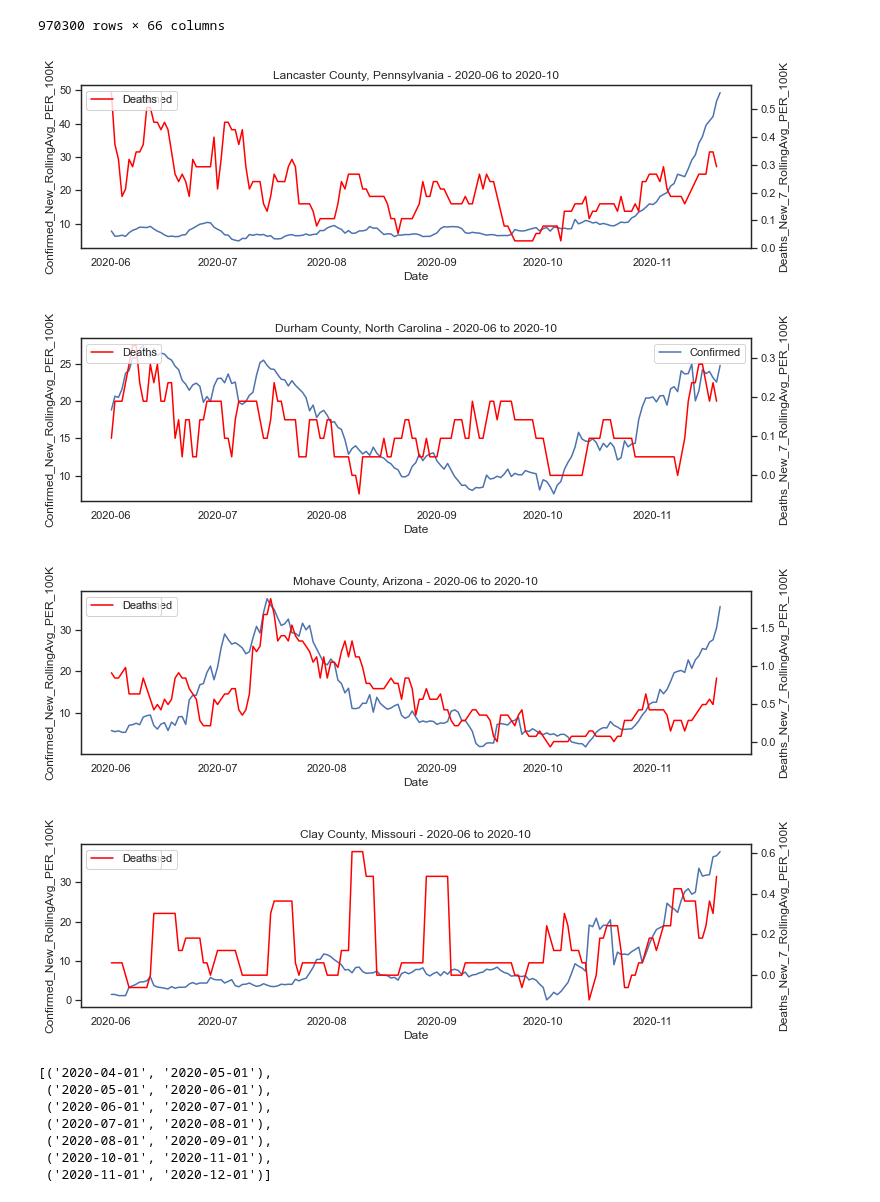
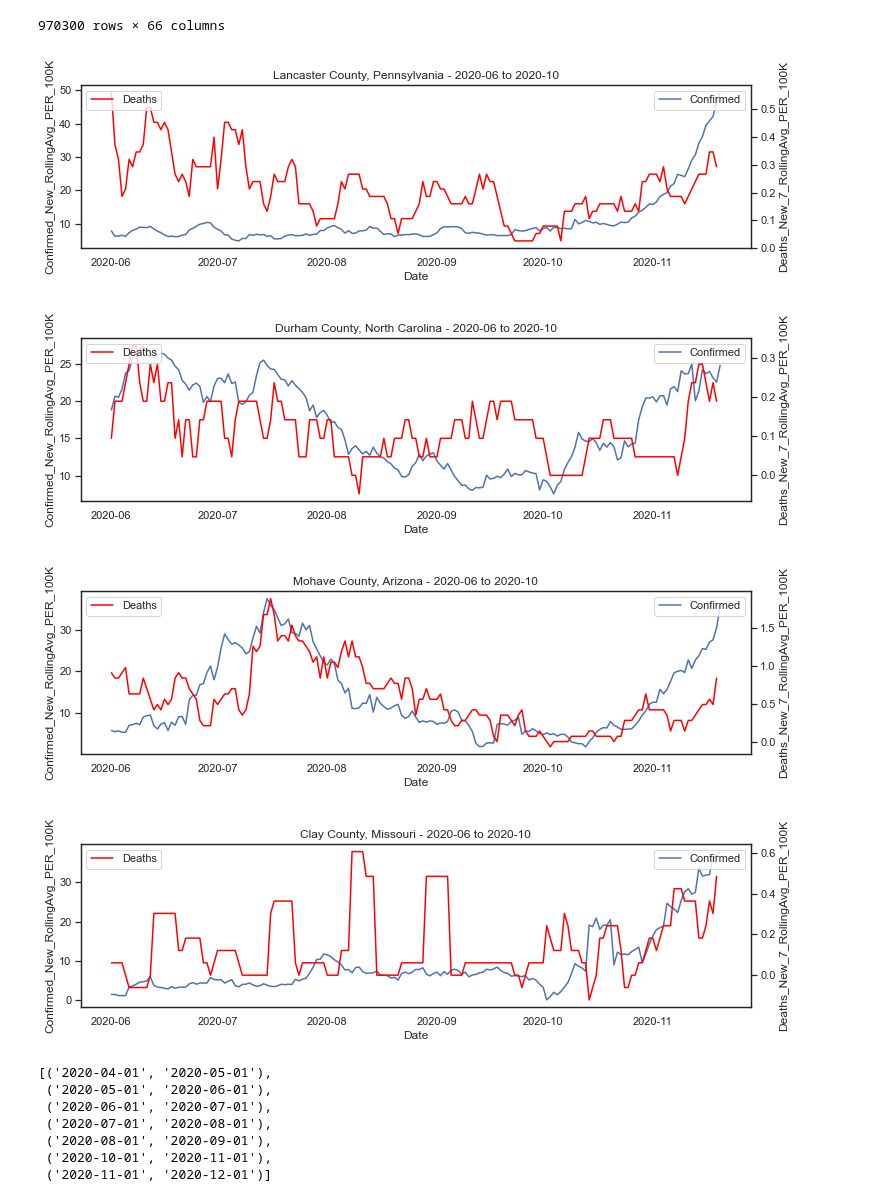
Before and after one commit to pballent/hia-covid, a Jupyter notebook: hia_covid_python_exploration/Combined_Data_Exploration.ipynb, the cells around one changed output. Saved outputs shown, nothing was run; the diff lists cells and outputs as text; code cells hidden in the pictures.

```diff
--- a/hia_covid_python_exploration/Combined_Data_Exploration.ipynb
+++ b/hia_covid_python_exploration/Combined_Data_Exploration.ipynb
@@ -260,22 +260,23 @@ combined_sub
 # %%
 for i in list_random:
     sns.set_style("white")
     bigh = combined_sub[combined_sub['County_FIPS'] == i]
     bigh = bigh[bigh.Date <= '2020-11-20']
     bigh = bigh[bigh.Date >= '2020-06-01']
     name_county = bigh.Name.iloc[0]
     plt.figure(figsize=(12,3))
     ax = sns.lineplot(x="Date", y="Confirmed_New_RollingAvg_PER_100K", label="Confirmed", data=bigh)
+    plt.legend(loc="upper right")
     ax2 = ax.twinx()
     ax2 = sns.lineplot(x="Date", y="Deaths_New_7_RollingAvg_PER_100K", label="Deaths", color='red', data=bigh)
     plt.title("{x} - 2020-06 to 2020-10".format(x=name_county.replace('|',' County, ')))
     plt.legend(loc="upper left")
     plt.show()
 # %% [output]
-[figure, old version]
+[figure, new version]
 [figure]
-[figure, old version]
+[figure, new version]
-[figure, old version]
+[figure, new version]
 # %%
 list_tup = []
 for i in range(4,9):
```
Also changed, not shown: parts of 6 cells of this notebook, 2 other files.
